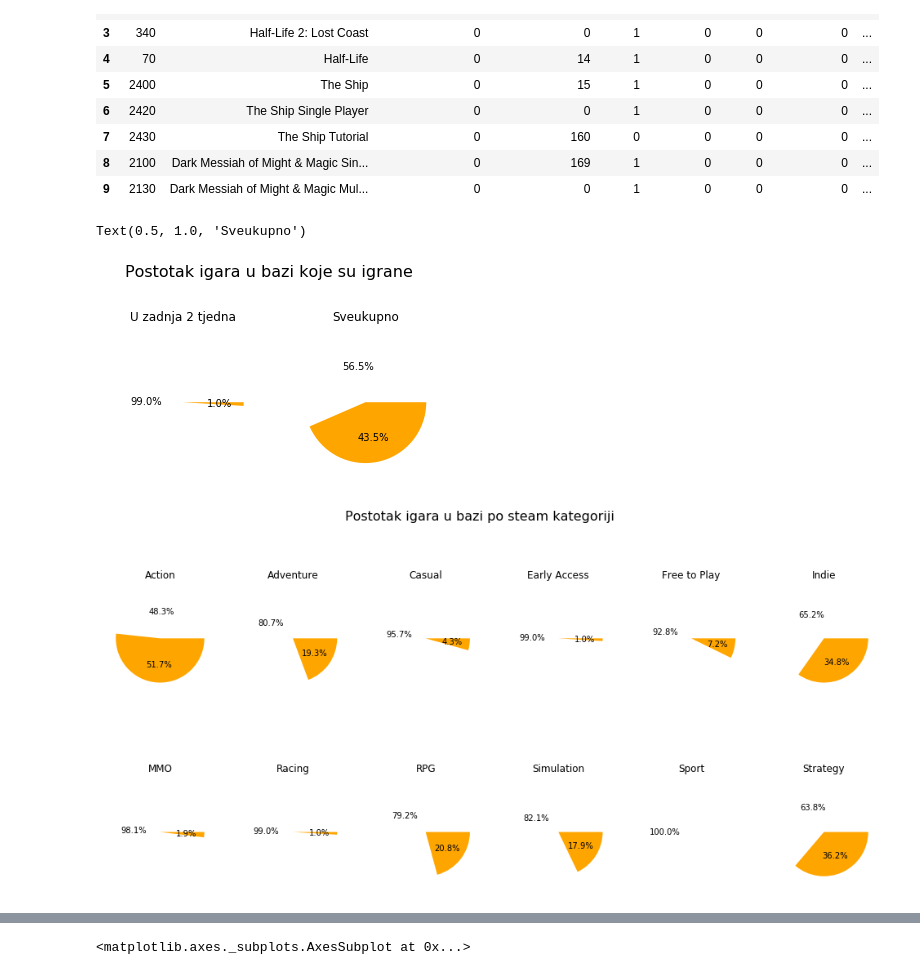
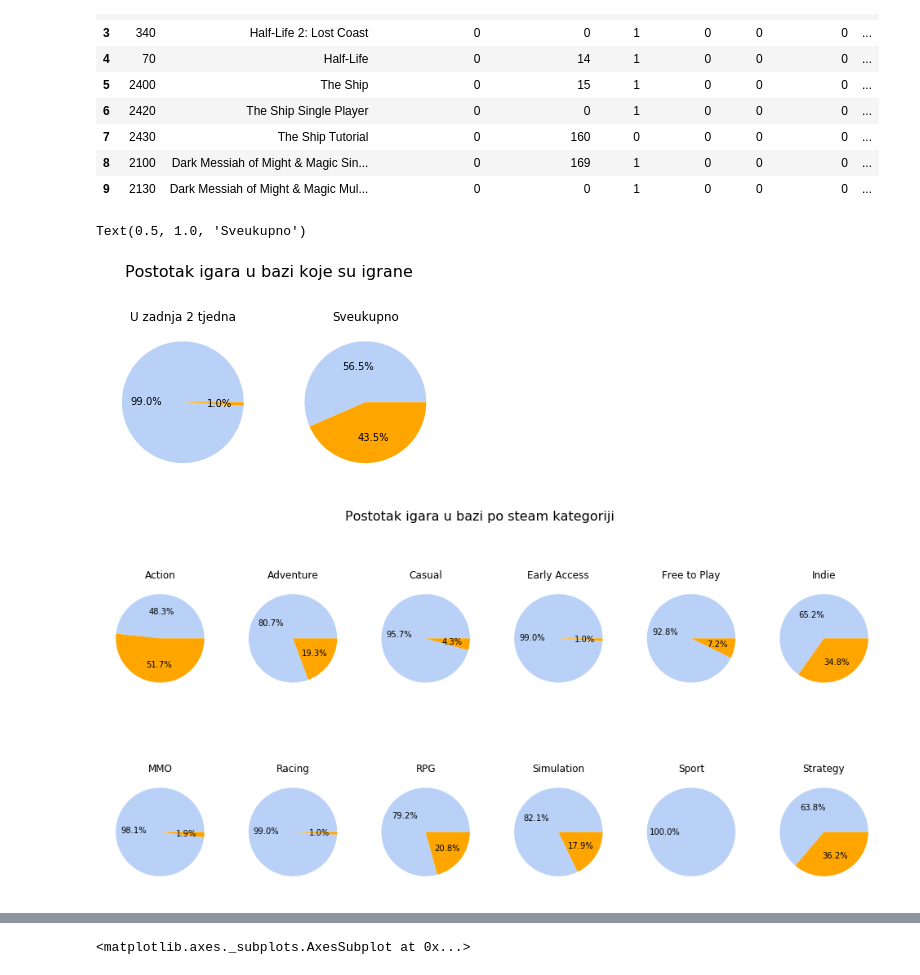
Before and after one commit to Zokvic/Projekt_Disruptivne_Tehnologije, a Jupyter notebook: SteamGameLibraryClearer.ipynb, the cells around one changed output, grey strips where cells are left out. Saved outputs shown, nothing was run; the diff lists cells and outputs as text; code cells hidden in the pictures.

```diff
--- a/SteamGameLibraryClearer.ipynb
+++ b/SteamGameLibraryClearer.ipynb
@@ -141,46 +141,46 @@ dff.head(10)
 # %%
 fig, axs = plt.subplots(1, 2)
 fig.suptitle("Postotak igara u bazi koje su igrane", fontsize = 16)
 
-axs[0].pie(dff["2weeks"].value_counts(sort=False),colors=["#FFFFFF","orange"],autopct='%1.1f%%')
+axs[0].pie(dff["2weeks"].value_counts(sort=False),colors=["#bad1f7","orange"],autopct='%1.1f%%')
 axs[0].set_title("U zadnja 2 tjedna")
-axs[1].pie(dff["4ever"].value_counts(sort=False),colors=["#FFFFFF","orange"],autopct='%1.1f%%')
+axs[1].pie(dff["4ever"].value_counts(sort=False),colors=["#bad1f7","orange"],autopct='%1.1f%%')
 axs[1].set_title("Sveukupno")
 # %% [output]
 Text(0.5, 1.0, 'Sveukupno')
-[figure, old version]
+[figure, new version]
 # %%
 fig, axs = plt.subplots(2, 6)
 fig.suptitle("Postotak igara u bazi po steam kategoriji", fontsize = 16)
 
-axs[0, 0].pie(dff["action"].value_counts(sort=False),colors=["#FFFFFF","orange"],autopct='%1.1f%%')
+axs[0, 0].pie(dff["action"].value_counts(sort=False),colors=["#bad1f7","orange"],autopct='%1.1f%%')
 axs[0, 0].set_title("Action")
-axs[0, 1].pie(dff["adventure"].value_counts(sort=False),colors=["#FFFFFF","orange"],autopct='%1.1f%%')
+axs[0, 1].pie(dff["adventure"].value_counts(sort=False),colors=["#bad1f7","orange"],autopct='%1.1f%%')
 axs[0, 1].set_title("Adventure")
-axs[0, 2].pie(dff["casual"].value_counts(sort=False),colors=["#FFFFFF","orange"],autopct='%1.1f%%')
+axs[0, 2].pie(dff["casual"].value_counts(sort=False),colors=["#bad1f7","orange"],autopct='%1.1f%%')
 axs[0, 2].set_title("Casual")
-axs[0, 3].pie(dff["early access"].value_counts(sort=False),colors=["#FFFFFF","orange"],autopct='%1.1f%%')
+axs[0, 3].pie(dff["early access"].value_counts(sort=False),colors=["#bad1f7","orange"],autopct='%1.1f%%')
 axs[0, 3].set_title("Early Access")
-axs[0, 4].pie(dff["free to play"].value_counts(sort=False),colors=["#FFFFFF","orange"],autopct='%1.1f%%')
+axs[0, 4].pie(dff["free to play"].value_counts(sort=False),colors=["#bad1f7","orange"],autopct='%1.1f%%')
 axs[0, 4].set_title("Free to Play")
-axs[0, 5].pie(dff["indie"].value_counts(sort=False),colors=["#FFFFFF","orange"],autopct='%1.1f%%')
+axs[0, 5].pie(dff["indie"].value_counts(sort=False),colors=["#bad1f7","orange"],autopct='%1.1f%%')
 axs[0, 5].set_title("Indie")
-axs[1, 0].pie(dff["massively multiplayer"].value_counts(sort=False),colors=["#FFFFFF","orange"],autopct='%1.1f%%')
+axs[1, 0].pie(dff["massively multiplayer"].value_counts(sort=False),colors=["#bad1f7","orange"],autopct='%1.1f%%')
 axs[1, 0].set_title("MMO")
-axs[1, 1].pie(dff["racing"].value_counts(sort=False),colors=["#FFFFFF","orange"],autopct='%1.1f%%')
+axs[1, 1].pie(dff["racing"].value_counts(sort=False),colors=["#bad1f7","orange"],autopct='%1.1f%%')
 axs[1, 1].set_title("Racing")
-axs[1, 2].pie(dff["rpg"].value_counts(sort=False),colors=["#FFFFFF","orange"],autopct='%1.1f%%')
+axs[1, 2].pie(dff["rpg"].value_counts(sort=False),colors=["#bad1f7","orange"],autopct='%1.1f%%')
 axs[1, 2].set_title("RPG")
-axs[1, 3].pie(dff["simulation"].value_counts(sort=False),colors=["#FFFFFF","orange"],autopct='%1.1f%%')
+axs[1, 3].pie(dff["simulation"].value_counts(sort=False),colors=["#bad1f7","orange"],autopct='%1.1f%%')
 axs[1, 3].set_title("Simulation")
-axs[1, 4].pie(dff["sport"].value_counts(sort=False),colors=["#FFFFFF","orange"],autopct='%1.1f%%')
+axs[1, 4].pie(dff["sport"].value_counts(sort=False),colors=["#bad1f7","orange"],autopct='%1.1f%%')
 axs[1, 4].set_title("Sport")
-axs[1, 5].pie(dff["strategy"].value_counts(sort=False),colors=["#FFFFFF","orange"],autopct='%1.1f%%')
+axs[1, 5].pie(dff["strategy"].value_counts(sort=False),colors=["#bad1f7","orange"],autopct='%1.1f%%')
 axs[1, 5].set_title("Strategy")
 
 plt.gcf().set_size_inches(17,8)
 # %% [output]
-[figure, old version]
+[figure, new version]
 # %%
 fig, axs = plt.subplots(2, 6)
 fig.suptitle("Postotak igranih igara u bazi po steam kategoriji", fontsize = 16)
```
Also changed, not shown: parts of 4 cells of this notebook.
